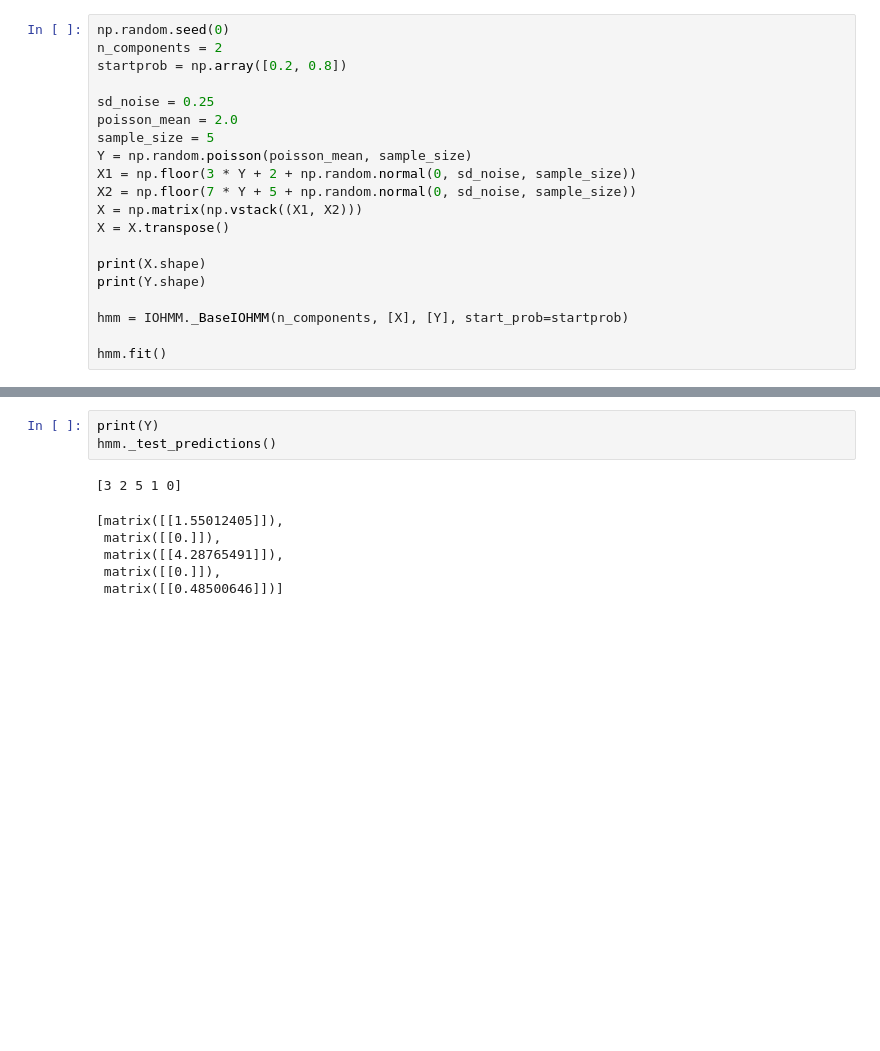
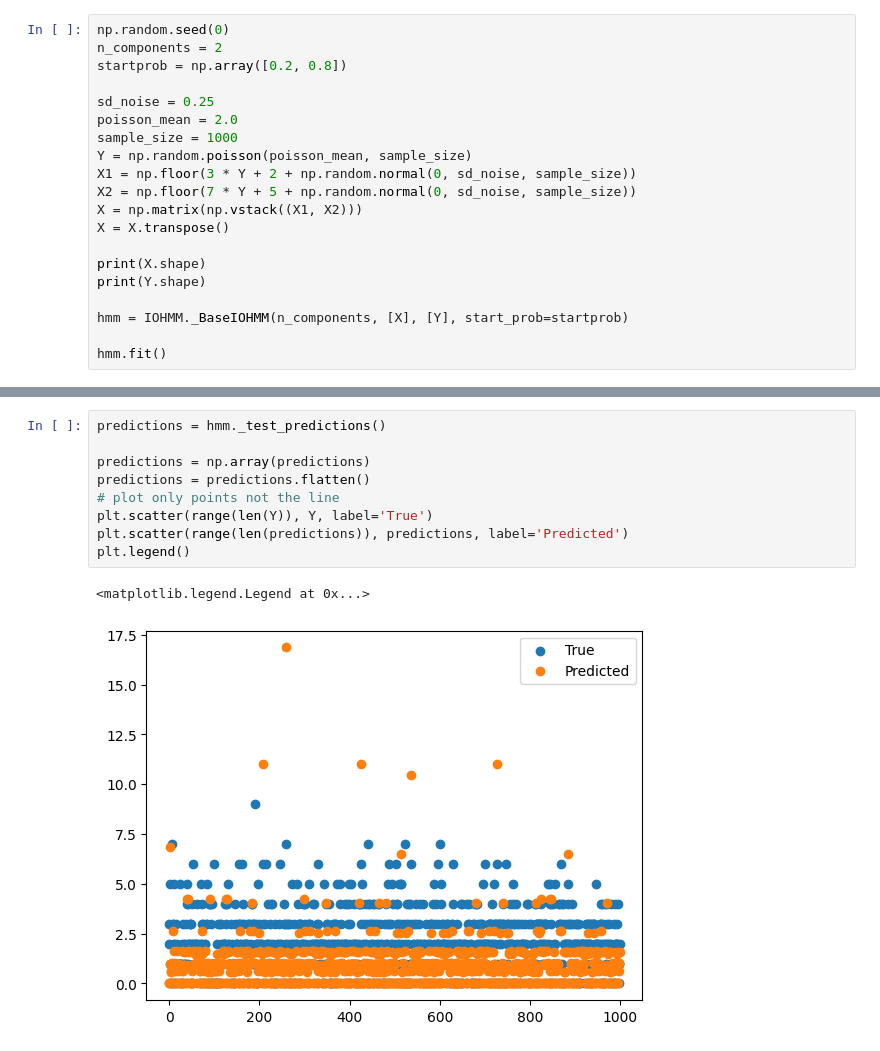
Before and after one commit to 3sara/PML_project, a Jupyter notebook: IOHMM_poisson/test.ipynb, the cells around one changed output, grey strips where cells are left out. Saved outputs shown, nothing was run; the diff lists cells and outputs as text; blank space fills up the shorter version.

```diff
--- a/IOHMM_poisson/test.ipynb
+++ b/IOHMM_poisson/test.ipynb
@@ -9,7 +10,7 @@ startprob = np.array([0.2, 0.8])
 
 sd_noise = 0.25
 poisson_mean = 2.0
-sample_size = 5
+sample_size = 1000
 Y = np.random.poisson(poisson_mean, sample_size)
 X1 = np.floor(3 * Y + 2 + np.random.normal(0, sd_noise, sample_size))
 X2 = np.floor(7 * Y + 5 + np.random.normal(0, sd_noise, sample_size))
@@ -43,13 +44,15 @@ hmm.fit()
-# %%
-print(Y)
-hmm._test_predictions()
-# %% [output]
-[3 2 5 1 0]
-[matrix([[1.55012405]]),
- matrix([[0.]]),
- matrix([[4.28765491]]),
- matrix([[0.]]),
- matrix([[0.48500646]])]
+# %%
+predictions = hmm._test_predictions()
+
+predictions = np.array(predictions)
+predictions = predictions.flatten()
+# plot only points not the line
+plt.scatter(range(len(Y)), Y, label='True')
+plt.scatter(range(len(predictions)), predictions, label='Predicted')
+plt.legend()
+# %% [output]
+<matplotlib.legend.Legend at 0x...>
+[figure, added]
 # %%
 hmm.viterbi()
 # %% [output]
```
Also changed, not shown: parts of 3 cells of this notebook.
